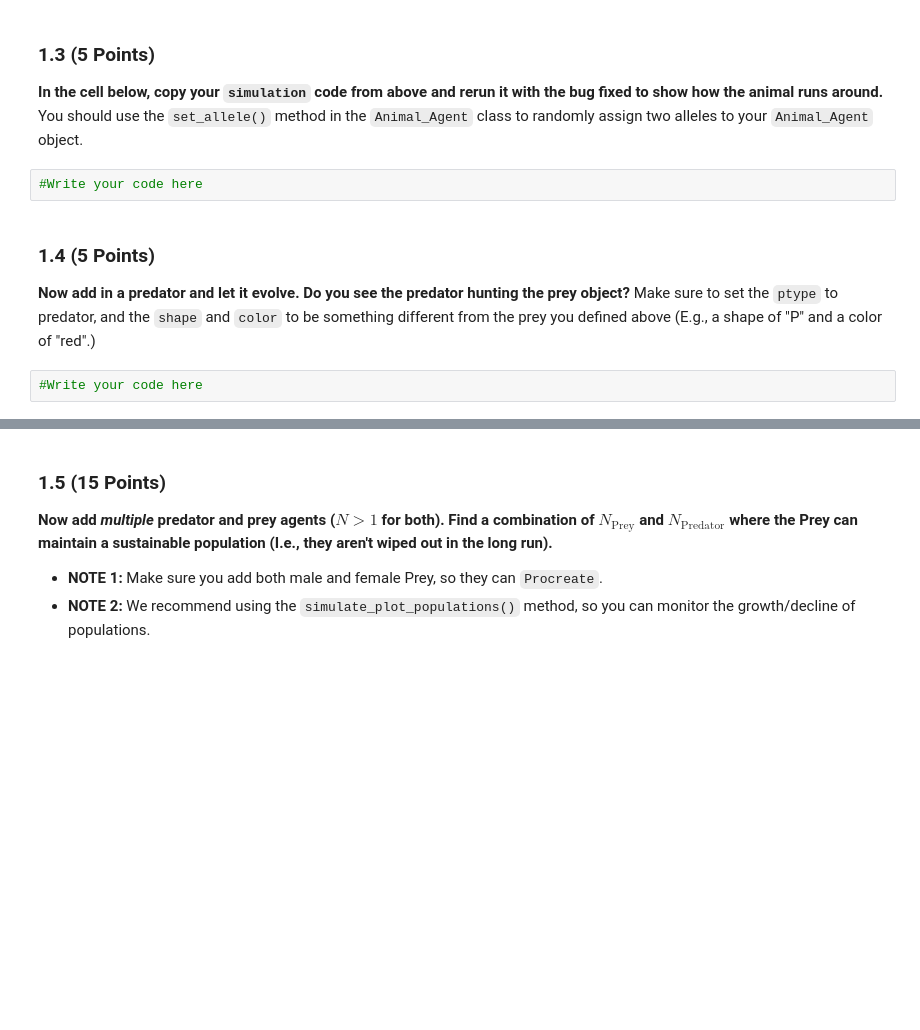
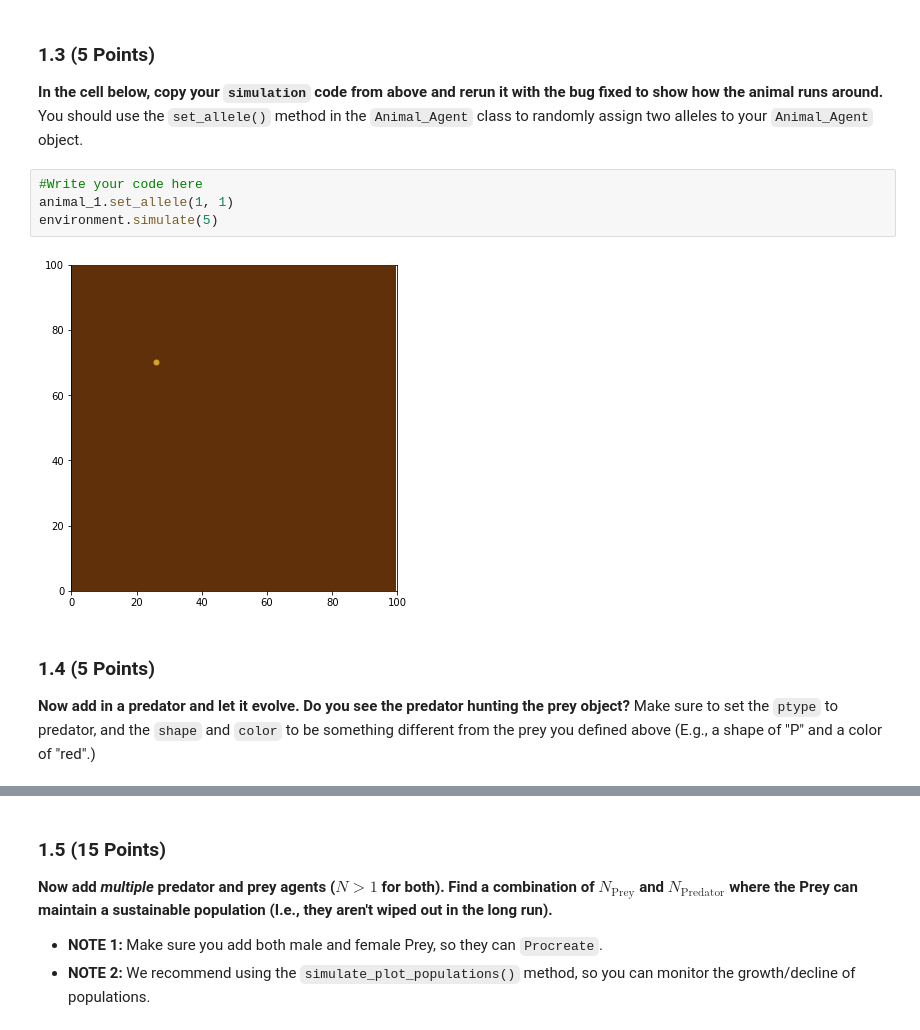
Before and after one commit to JialinQiu/CMSE202-s23-turnin, a Jupyter notebook: hw-03/HW3_ABMs_JialinQiu.ipynb, the cells around one changed output, grey strips where cells are left out. Saved outputs shown, nothing was run; the diff lists cells and outputs as text; blank space fills up the shorter version.

```diff
--- a/hw-03/HW3_ABMs_JialinQiu.ipynb
+++ b/hw-03/HW3_ABMs_JialinQiu.ipynb
@@ -78,9 +89,11 @@ Construct a new `Environment` object and a new `Animal_Agent` object. Specify th
 **In the cell below, copy your `simulation` code from above and rerun it with the bug fixed to show how the animal runs around.** You should use the `set_allele()` method in the `Animal_Agent` class to randomly assign two alleles to your `Animal_Agent` object.
 # %%
 #Write your code here
+animal_1.set_allele(1, 1)
+environment.simulate(5)
+# %% [output]
+[figure, added]
 # %% [markdown]
 ### 1.4 (5 Points)
 
 **Now add in a predator and let it evolve. Do you see the predator hunting the prey object?** Make sure to set the `ptype` to predator, and the `shape` and `color` to be something different from the prey you defined above (E.g., a shape of "P" and a color of "red".)
-# %%
-#Write your code here
```
Also changed, not shown: parts of 11 cells of this notebook, 2 other files.
